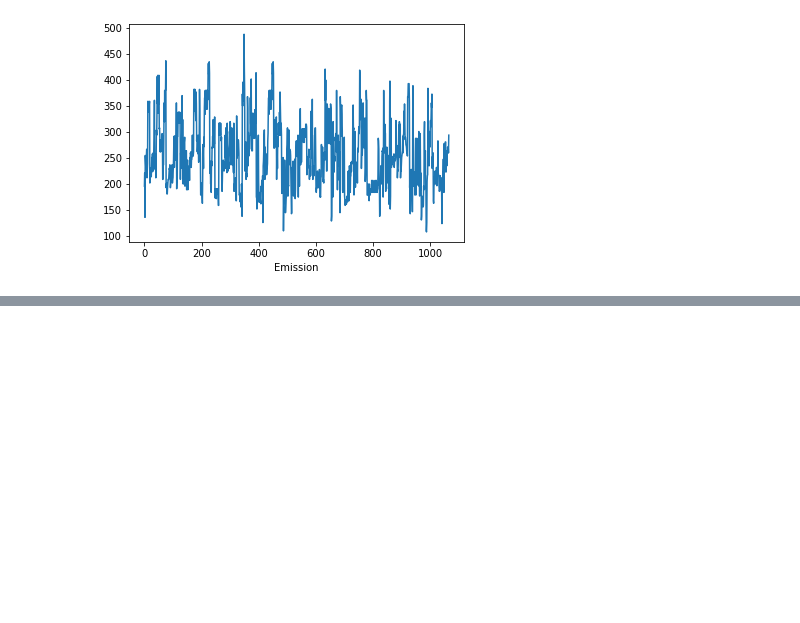
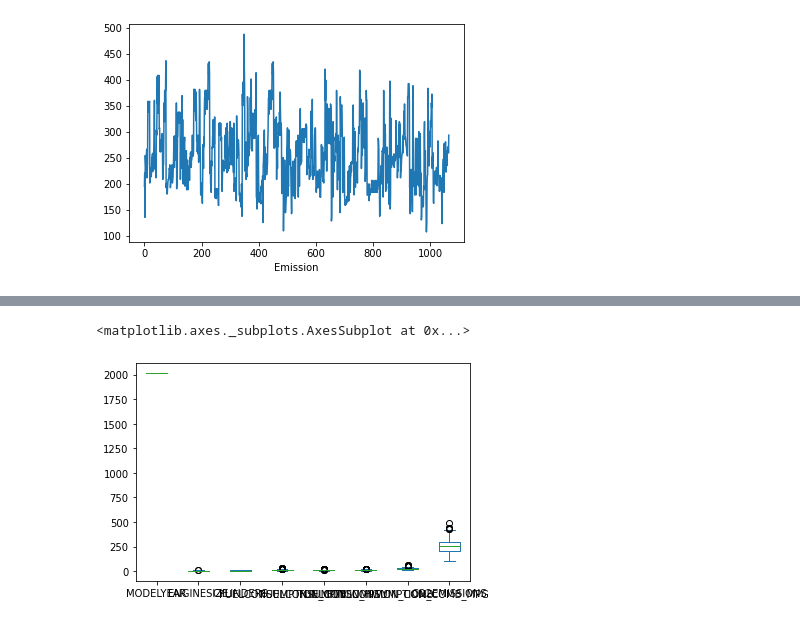
Before and after one commit to Lotfullah21/PyLibraries, a Jupyter notebook: Pandas_Plotting.ipynb, the cells around one changed output, grey strips where cells are left out. Cells and saved outputs as stored; diff of their text form; code cells hidden in the pictures; blank space fills up the shorter version.

```diff
--- a/Pandas_Plotting.ipynb
+++ b/Pandas_Plotting.ipynb
@@ -100,0 +107,5 @@ Text(0.5, 0, 'Emission')
+# %%
+df.plot.box()
+# %% [output]
+<matplotlib.axes._subplots.AxesSubplot at 0x...>
+[figure, added]
```
Also changed, not shown: parts of 4 cells of this notebook.
